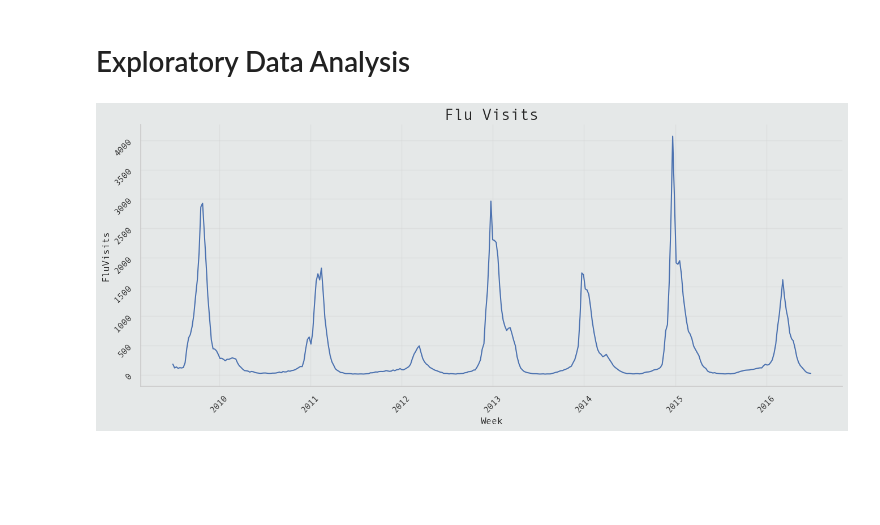
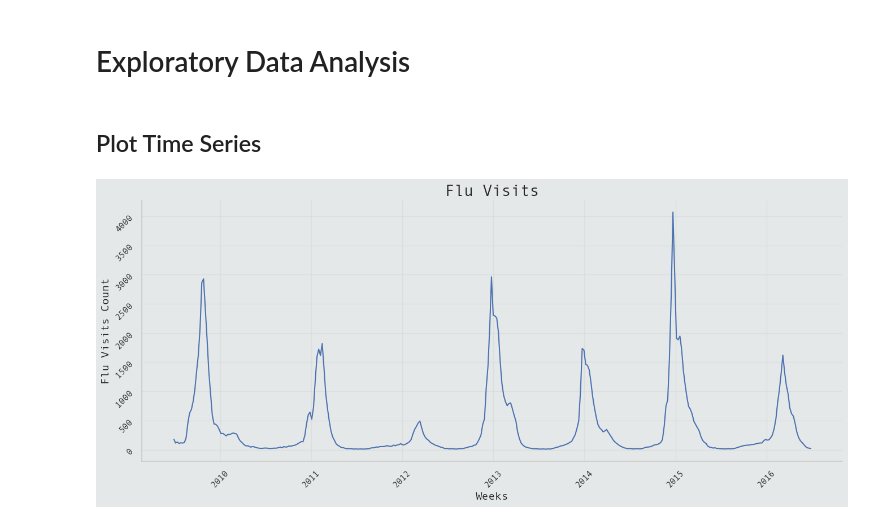
Before and after one commit to Volscente/TimeWarpForecast, a Jupyter notebook: notebooks/flu_trends/exploratory_data_analysis.ipynb, the cells around one changed output. Saved outputs shown, nothing was run; the diff lists cells and outputs as text; code cells hidden in the pictures; blank space fills up the shorter version.

Commit message:
Refactor plot_time_series

```diff
--- a/notebooks/flu_trends/exploratory_data_analysis.ipynb
+++ b/notebooks/flu_trends/exploratory_data_analysis.ipynb
@@ -65,9 +65,12 @@ dataset = read_data_from_config(dataset_config)
 # %% [markdown]
 # Exploratory Data Analysis
+# %% [markdown]
+## Plot Time Series
 # %%
 ax = plot_time_series(dataset,
                       x_column='Week',
                       y_column='FluVisits',
-                      title='Flu Visits')
+                      title='Flu Visits',
+                      labels=('Weeks', 'Flu Visits Count'))
 # %% [output]
-[figure, old version]
+[figure, new version]
```
Also changed, not shown: parts of 3 cells of this notebook, 1 other file.
